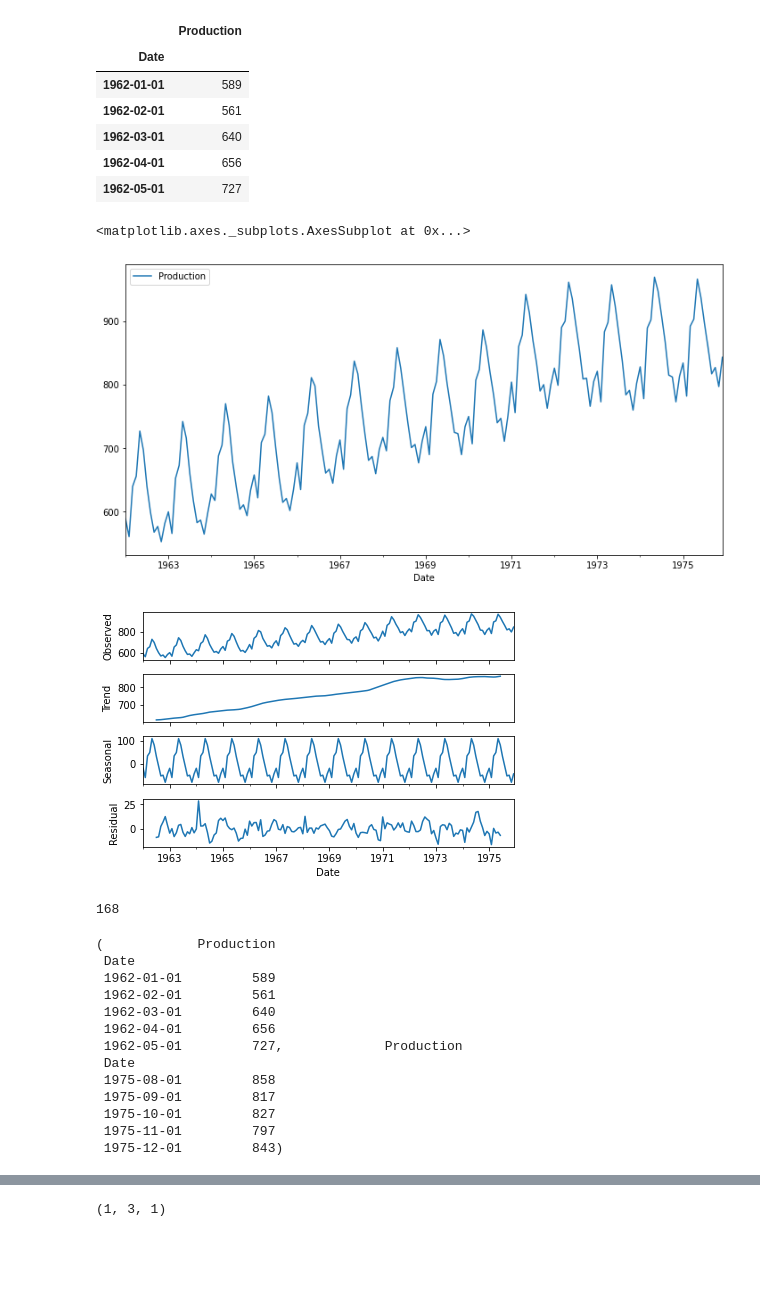
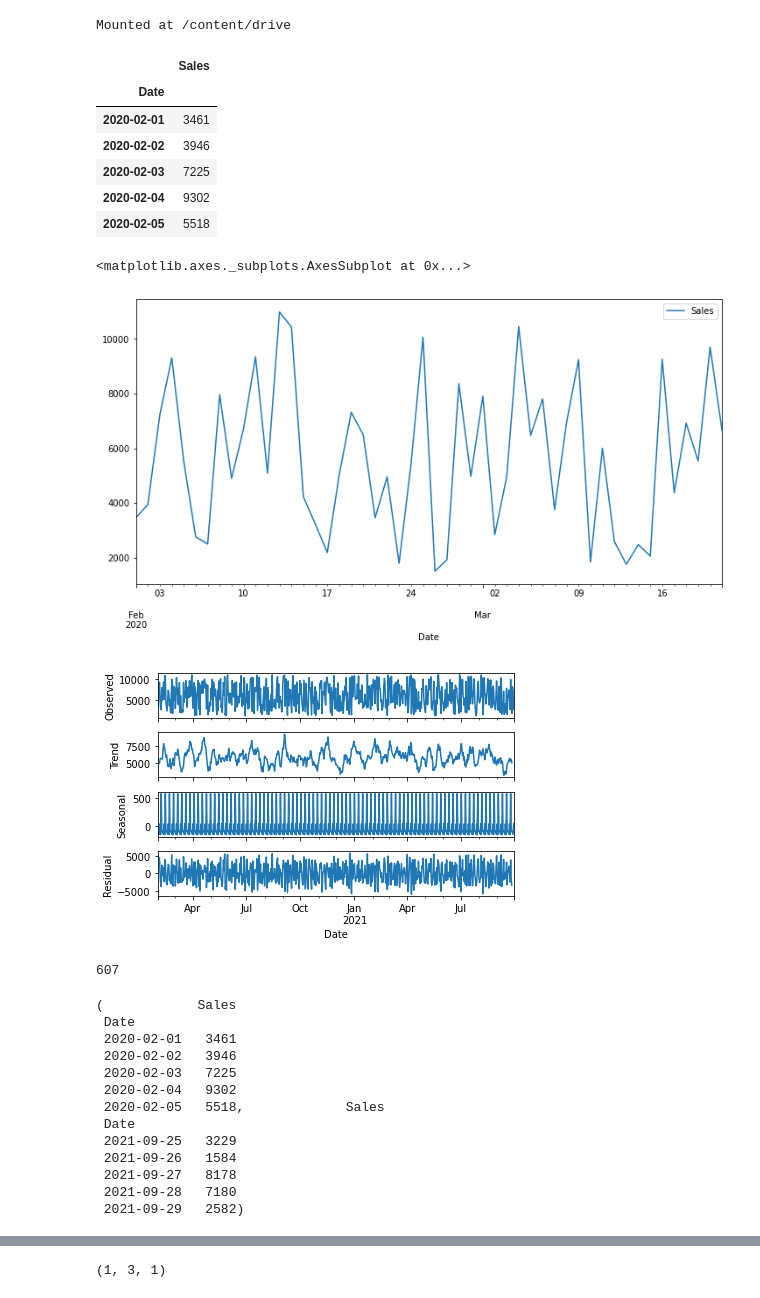
Before and after one commit to Wjozey/LSTM-Time-Series-Forecasting-v1, a Jupyter notebook: LSTM_Forecasting_01.ipynb, the cells around one changed output, grey strips where cells are left out. Cells and saved outputs as stored; diff of their text form; code cells hidden in the pictures; blank space fills up the shorter version.

```diff
--- a/LSTM_Forecasting_01.ipynb
+++ b/LSTM_Forecasting_01.ipynb
@@ -3 +1,6 @@
+# %%
+from google.colab import drive
+drive.mount('/content/drive')
+# %% [output]
+Mounted at /content/drive
 # %%
@@ -6,31 +9,31 @@ import numpy as np
 import matplotlib.pyplot as plt
 # %%
-df = pd.read_csv('https://raw.githubusercontent.com/nachi-hebbar/Time-Series-Forecasting-LSTM/main/monthly_milk_production.csv',index_col='Date',parse_dates=True)
-df.index.freq='MS'
+df = pd.read_csv('/content/sample_data/sample_dataset.csv',index_col='Date',parse_dates=True)
+df.index.freq='D'
 # %%
 df.head()
 # %% [output]
-|  | Production |
+|  | Sales |
 | Date |  |
-| 1962-01-01 | 589 |
-| 1962-02-01 | 561 |
-| 1962-03-01 | 640 |
-| 1962-04-01 | 656 |
-| 1962-05-01 | 727 |
+| 2020-02-01 | 3461 |
+| 2020-02-02 | 3946 |
+| 2020-02-03 | 7225 |
+| 2020-02-04 | 9302 |
+| 2020-02-05 | 5518 |
 # %%
-df.plot(figsize=(12,6))
+df.head(50).plot(figsize=(12,6))
 # %% [output]
 <matplotlib.axes._subplots.AxesSubplot at 0x...>
-[figure, old version]
+[figure, new version]
 # %%
 from statsmodels.tsa.seasonal import seasonal_decompose
 # %%
-results = seasonal_decompose(df['Production'])
+results = seasonal_decompose(df['Sales'])
 results.plot();
 # %% [output]
-[figure, old version]
+[figure, new version]
 # %%
  len(df)
 # %% [output]
-168
+607
 # %%
@@ -42,19 +46,19 @@ scaler = MinMaxScaler()
 # %%
 df.head(),df.tail()
 # %% [output]
-(            Production
+(            Sales
  Date
- 1962-01-01         589
- 1962-02-01         561
- 1962-03-01         640
- 1962-04-01         656
- 1962-05-01         727,             Production
+ 2020-02-01   3461
+ 2020-02-02   3946
+ 2020-02-03   7225
+ 2020-02-04   9302
+ 2020-02-05   5518,             Sales
  Date
- 1975-08-01         858
- 1975-09-01         817
- 1975-10-01         827
- 1975-11-01         797
- 1975-12-01         843)
+ 2021-09-25   3229
+ 2021-09-26   1584
+ 2021-09-27   8178
+ 2021-09-28   7180
+ 2021-09-29   2582)
 # %%
 scaler.fit(train)
 scaled_train = scaler.transform(train)
```
Also changed, not shown: parts of 15 cells of this notebook, 1 other file.
